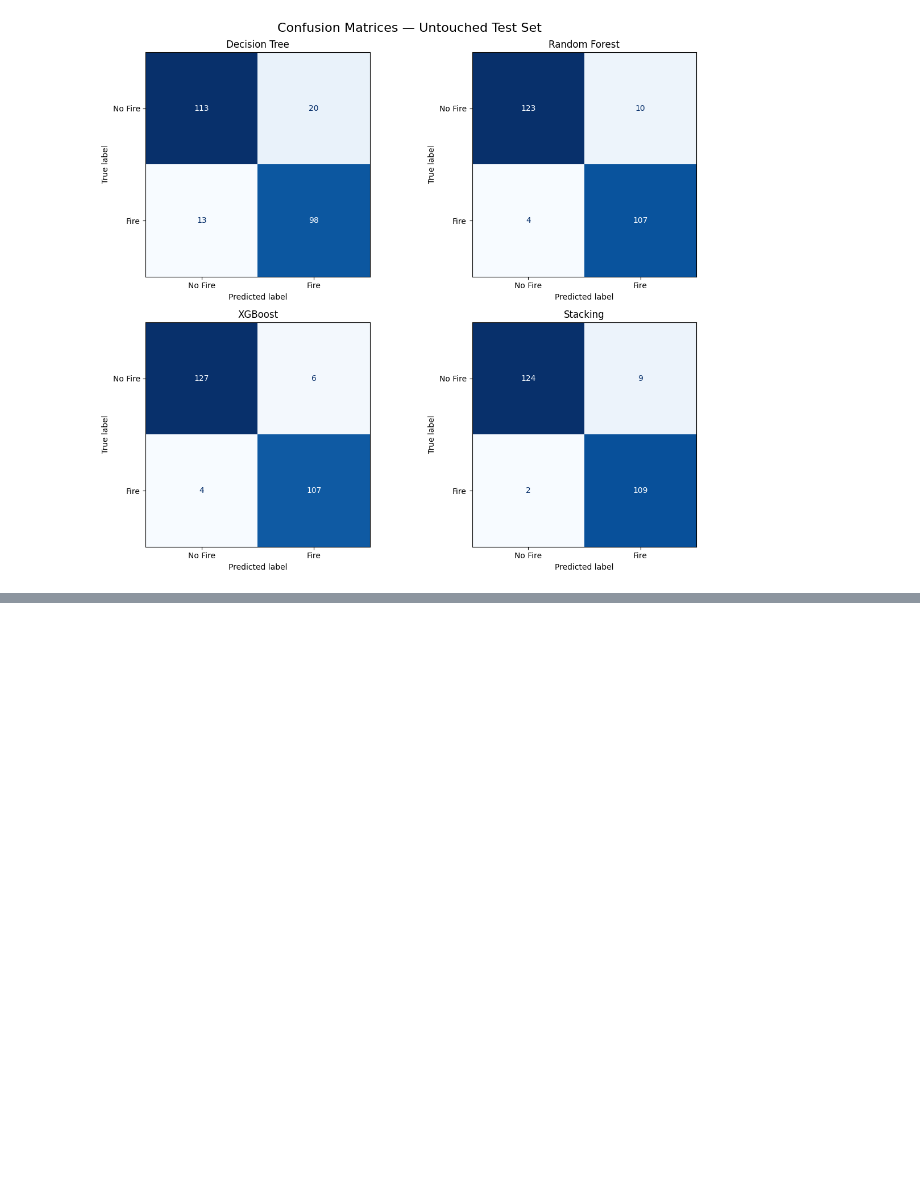
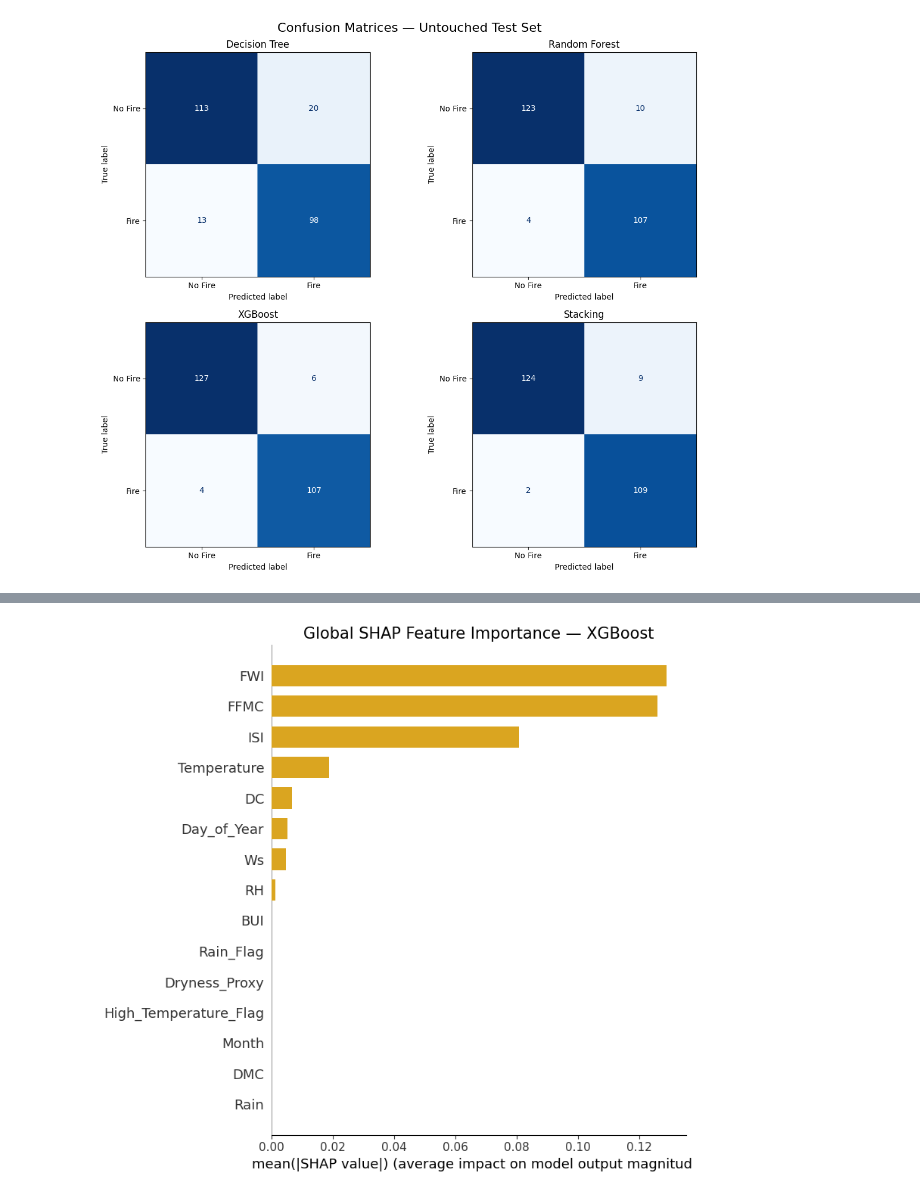
Before and after one commit to an2sh4a/ML-Lab-2547262, a Jupyter notebook: cia-3/2547262 ForestFire.ipynb, the cells around one changed output, grey strips where cells are left out. Drawn from its saved outputs; the diff is of its cells as text; code cells hidden in the pictures; blank space fills up the shorter version.

```diff
--- a/cia-3/2547262 ForestFire.ipynb
+++ b/cia-3/2547262 ForestFire.ipynb
@@ -3916,0 +4129,25 @@ plt.show()
+# %%
+# ============================================================
+# CELL 104: GLOBAL SHAP FEATURE IMPORTANCE
+# ============================================================
+# Mean absolute SHAP values provide a compact ranking of the
+# most influential features.
+# ============================================================
+
+shap.summary_plot(
+    shap_explanation.values,
+    X_val_shap_raw,
+    plot_type="bar",
+    color="goldenrod",
+    show=False
+)
+
+plt.title(
+    "Global SHAP Feature Importance — XGBoost",
+    fontsize=15
+)
+
+plt.tight_layout()
+plt.show()
+# %% [output]
+[figure, added]
```
Also changed, not shown: parts of 19 cells of this notebook, 2 other files.
